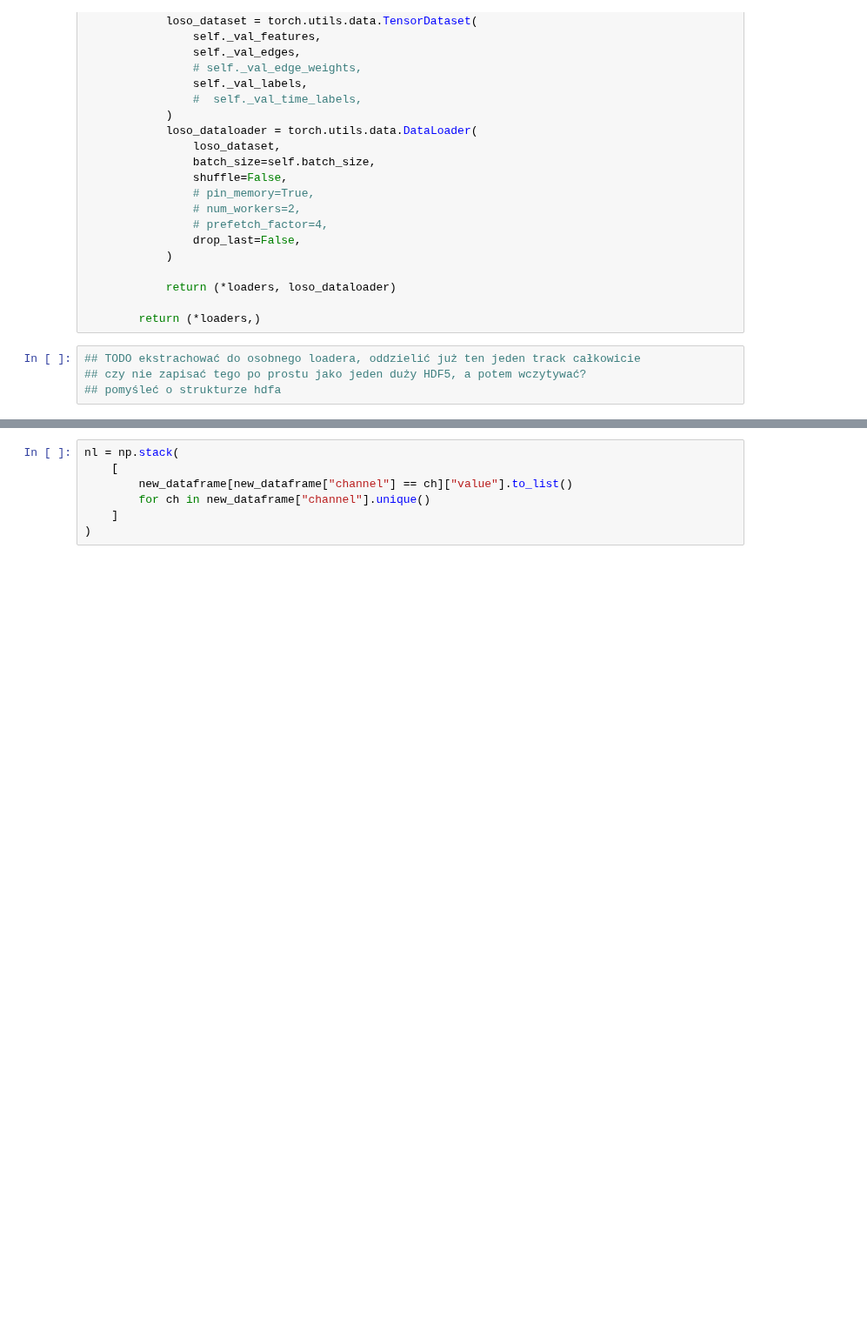
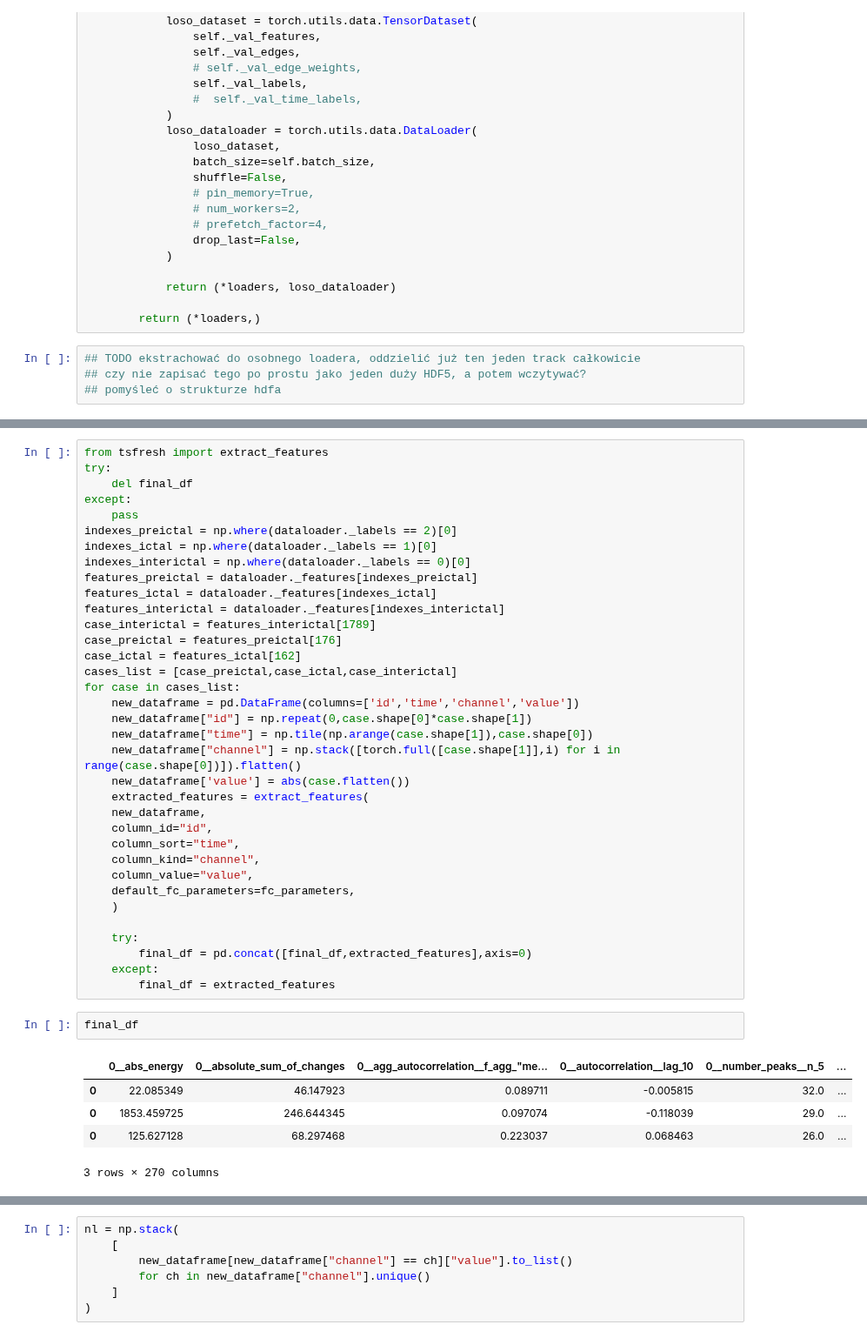
Before and after one commit to szmazurek/sano_eeg, a Jupyter notebook: new_main_exp.ipynb, the cells around one changed output, grey strips where cells are left out. Shown at 87% size. Cells and saved outputs as stored; diff of their text form; blank space fills up the shorter version.

```diff
--- a/new_main_exp.ipynb
+++ b/new_main_exp.ipynb
@@ -1021,0 +1046,43 @@ new_dataframe[new_dataframe['id']==0]
+# %%
+from tsfresh import extract_features
+try:
+    del final_df
+except:
+    pass
+indexes_preictal = np.where(dataloader._labels == 2)[0]
+indexes_ictal = np.where(dataloader._labels == 1)[0]
+indexes_interictal = np.where(dataloader._labels == 0)[0]
+features_preictal = dataloader._features[indexes_preictal]
+features_ictal = dataloader._features[indexes_ictal]
+features_interictal = dataloader._features[indexes_interictal]
+case_interictal = features_interictal[1789]
+case_preictal = features_preictal[176]
+case_ictal = features_ictal[162]
+cases_list = [case_preictal,case_ictal,case_interictal]
+for case in cases_list:
+    new_dataframe = pd.DataFrame(columns=['id','time','channel','value'])
+    new_dataframe["id"] = np.repeat(0,case.shape[0]*case.shape[1])
+    new_dataframe["time"] = np.tile(np.arange(case.shape[1]),case.shape[0])
+    new_dataframe["channel"] = np.stack([torch.full([case.shape[1]],i) for i in range(case.shape[0])]).flatten()
+    new_dataframe['value'] = abs(case.flatten())
+    extracted_features = extract_features(
+    new_dataframe,
+    column_id="id",
+    column_sort="time",
+    column_kind="channel",
+    column_value="value",
+    default_fc_parameters=fc_parameters,
+    )
+
+    try:
+        final_df = pd.concat([final_df,extracted_features],axis=0)
+    except:
+        final_df = extracted_features
+# %%
+final_df
+# %% [output]
+|  | 0__abs_energy | 0__absolute_sum_of_changes | 0__agg_autocorrelation__f_agg_"me... | 0__autocorrelation__lag_10 | 0__number_peaks__n_5 | ... |
+| 0 | 22.085349 | 46.147923 | 0.089711 | -0.005815 | 32.0 | ... |
+| 0 | 1853.459725 | 246.644345 | 0.097074 | -0.118039 | 29.0 | ... |
+| 0 | 125.627128 | 68.297468 | 0.223037 | 0.068463 | 26.0 | ... |
+3 rows × 270 columns
```
Also changed, not shown: parts of 10 cells of this notebook.
